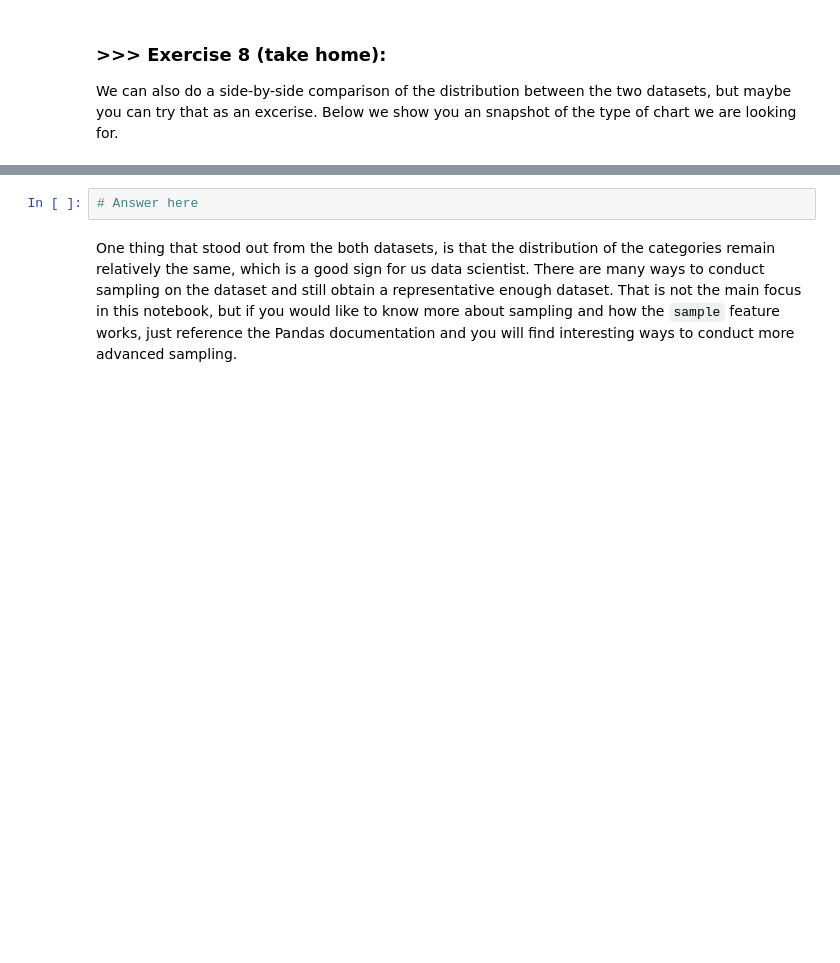
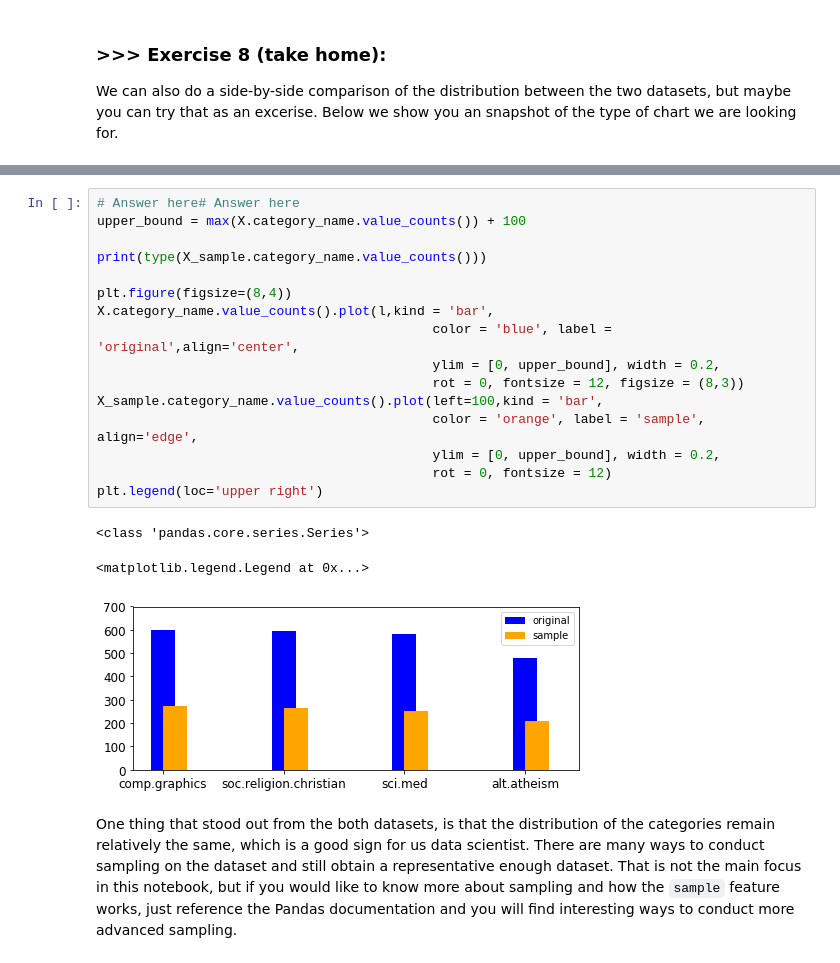
Before and after one commit to phlinhng/dm_2018_hw_1, a Jupyter notebook: news_data_mining.ipynb, the cells around one changed output, grey strips where cells are left out. Saved outputs shown, nothing was run; the diff lists cells and outputs as text; blank space fills up the shorter version.

```diff
--- a/news_data_mining.ipynb
+++ b/news_data_mining.ipynb
@@ -807,7 +807,25 @@ Name: category_name, dtype: int64
 We can also do a side-by-side comparison of the distribution between the two datasets, but maybe you can try that as an excerise. Below we show you an snapshot of the type of chart we are looking for.
 # %% [markdown]
 ![alt txt](https://i.imgur.com/9eO431H.png)
-# %%
-# Answer here
+# %%
+# Answer here# Answer here
+upper_bound = max(X.category_name.value_counts()) + 100
+
+print(type(X_sample.category_name.value_counts()))
+
+plt.figure(figsize=(8,4))
+X.category_name.value_counts().plot(l,kind = 'bar',
+                                           color = 'blue', label = 'original',align='center',
+                                           ylim = [0, upper_bound], width = 0.2,
+                                           rot = 0, fontsize = 12, figsize = (8,3))
+X_sample.category_name.value_counts().plot(left=100,kind = 'bar',
+                                           color = 'orange', label = 'sample', align='edge',
+                                           ylim = [0, upper_bound], width = 0.2,
+                                           rot = 0, fontsize = 12)
+plt.legend(loc='upper right')
+# %% [output]
+<class 'pandas.core.series.Series'>
+<matplotlib.legend.Legend at 0x...>
+[figure, added]
 # %% [markdown]
 One thing that stood out from the both datasets, is that the distribution of the categories remain relatively the same, which is a good sign for us data scientist. There are many ways to conduct sampling on the dataset and still obtain a representative enough dataset. That is not the main focus in this notebook, but if you would like to know more about sampling and how the `sample` feature works, just reference the Pandas documentation and you will find interesting ways to conduct more advanced sampling.
```
Also changed, not shown: parts of 7 cells of this notebook, 1 other file.
